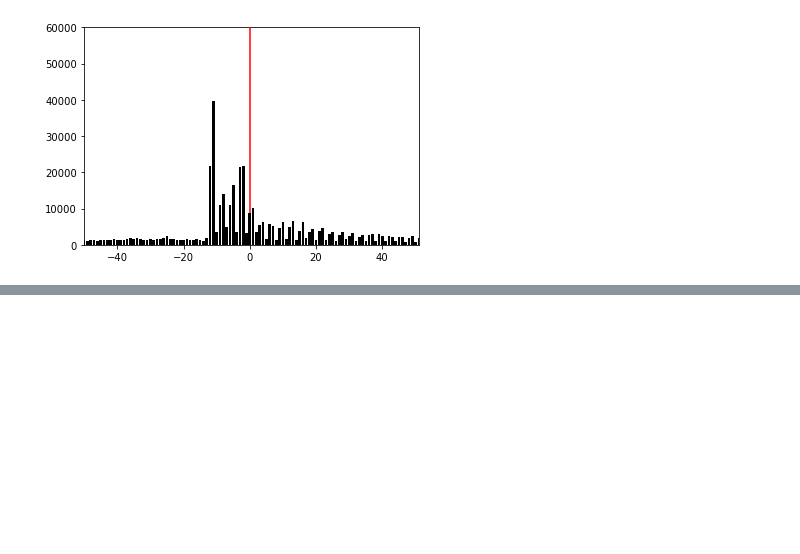
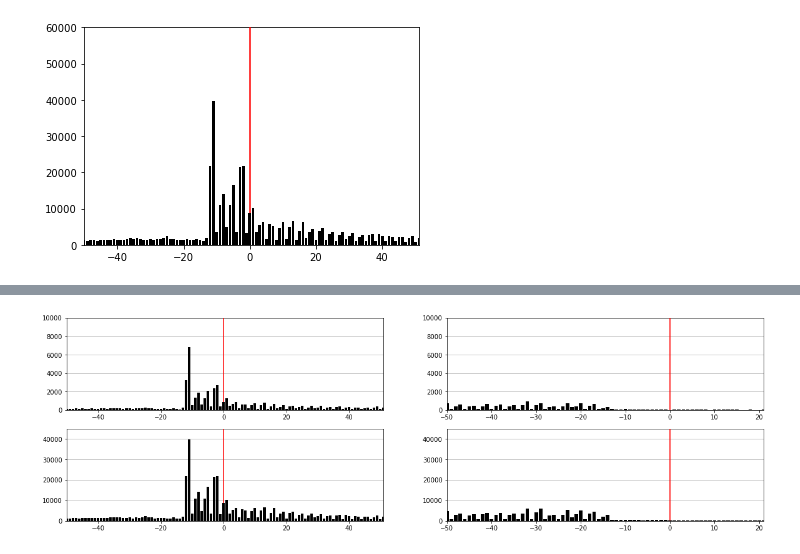
Before and after one commit to kangjunseo/Bioinformatics, a Jupyter notebook: QBioLab_Internship/Mission3.ipynb, the cells around one changed output, grey strips where cells are left out. Cells and saved outputs as stored; diff of their text form; code cells hidden in the pictures; blank space fills up the shorter version.

```diff
--- a/QBioLab_Internship/Mission3.ipynb
+++ b/QBioLab_Internship/Mission3.ipynb
@@ -685,14 +691,32 @@ plt.ylim(0,60000)
 # %%
-f = plt.figure(figsize=(20,3))
-ax1 = f.add_subplot(121)
-ax2 = f.add_subplot(122)
+f = plt.figure(figsize=(20,6))
+ax1 = f.add_subplot(221)
+ax2 = f.add_subplot(222)
+ax3 = f.add_subplot(223)
+ax4 = f.add_subplot(224)
 
 ax1.bar(list(map(int, start_c.index)), list(map(int, start_c.values)), color='k', zorder=10)
 ax1.axvline(0, color='r', zorder=5)
 ax1.set_xlim(-50,51)
-ax1.set_ylim(0,12000)
+ax1.set_ylim(0,10000)
+ax1.grid(axis='y')
 
 ax2.bar(list(map(int, stop_c.index)), list(map(int, stop_c.values)), color='k', zorder=10)
 ax2.axvline(0, color='r', zorder=5)
 ax2.set_xlim(-50,21)
-ax2.set_ylim(0,12000)
+ax2.set_ylim(0,10000)
+ax2.grid(axis='y')
+
+ax3.bar(list(map(int, siL_st.index)), list(map(int, siL_st.values)), color='k', zorder=10)
+ax3.axvline(0, color='r', zorder=5)
+ax3.set_xlim(-50,51)
+ax3.set_ylim(0,45000)
+ax3.grid(axis='y')
+
+ax4.bar(list(map(int, siL_sp.index)), list(map(int, siL_sp.values)), color='k', zorder=10)
+ax4.axvline(0, color='r', zorder=5)
+ax4.set_xlim(-50,21)
+ax4.set_ylim(0,45000)
+ax4.grid(axis='y')
+# %% [output]
+[figure, added]
```
Also changed, not shown: parts of 3 cells of this notebook.
